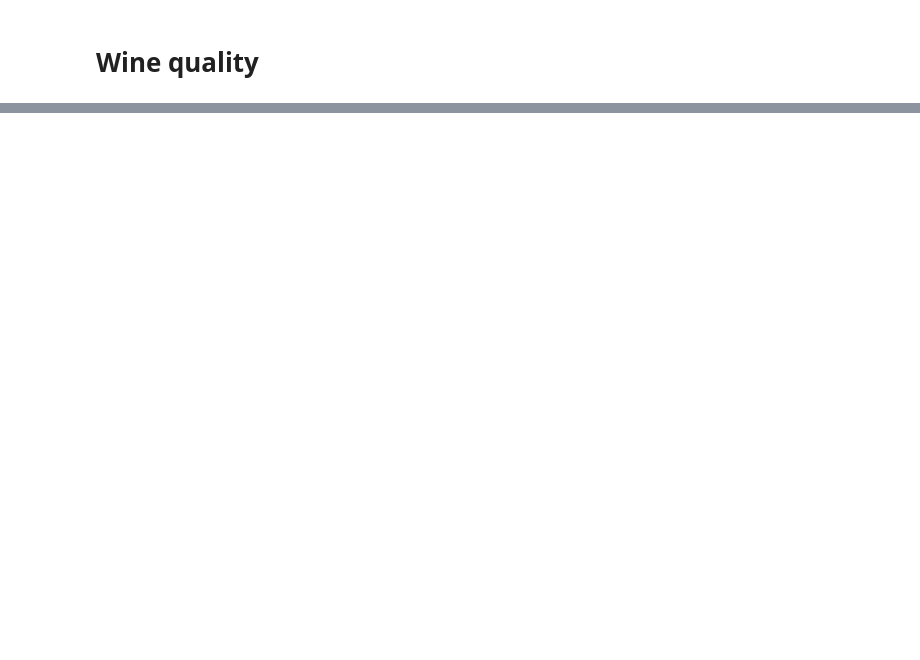
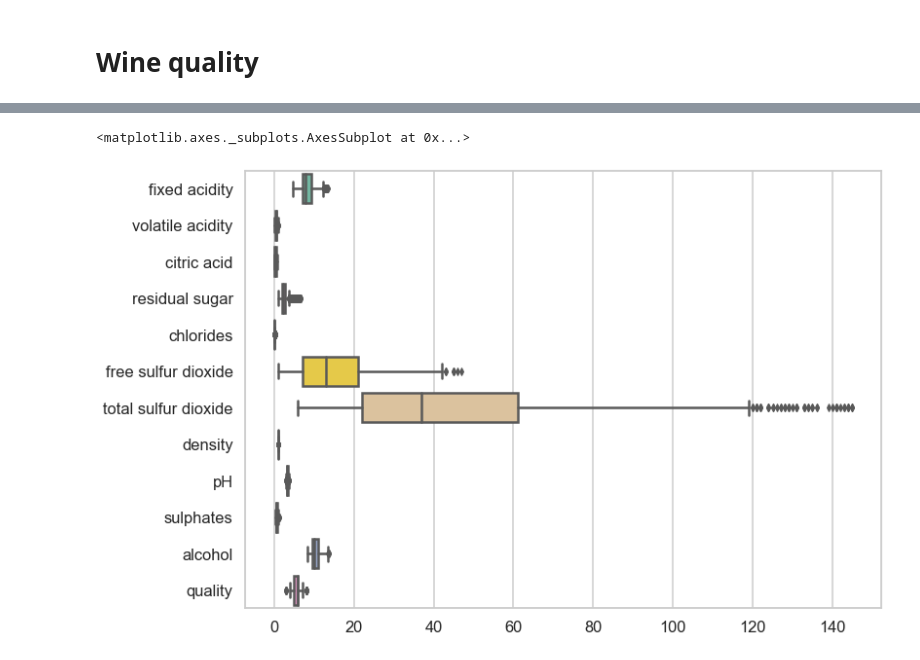
Before and after one commit to giomarte/statistics_project_wine_quality, a Jupyter notebook: Wine_quality_analysis.ipynb, the cells around one changed output, grey strips where cells are left out. Cells and saved outputs as stored; diff of their text form; code cells hidden in the pictures; blank space fills up the shorter version.

```diff
--- a/Wine_quality_analysis.ipynb
+++ b/Wine_quality_analysis.ipynb
@@ -106,0 +82,14 @@ len(list(red_dataset))
+# %%
+#replacing outliers for None values stackoverflow
+#I don't want to do that for the quality column
+def replace_outliers(df):
+    new_df = df[['fixed acidity', 'volatile acidity', 'citric acid', 'residual sugar',
+       'chlorides', 'free sulfur dioxide', 'total sulfur dioxide', 'density',
+       'pH', 'sulphates', 'alcohol']] #slicing df not to include the last column
+    v = new_df.values
+    mask = np.abs((v - v.mean(0)) / v.std(0)) > 3 #using a mask for values over a set treshold
+    temp = df['quality']#temporarily storing the quality column
+    df = df.drop(['quality'], axis=1)
+    clean = pd.DataFrame(np.where(mask, np.nan, v), df.index, df.columns)
+    clean['quality'] = temp #restoring quality unmodified
+    return clean
@@ -106,0 +173,4 @@ len(list(red_dataset))
+# %%
+#replacing outliers with nan values. Keeping the "quality" column unaltered
+red_dataset_nout = replace_outliers(red_dataset)
+red_dataset_nout
@@ -106,0 +265,9 @@ len(list(red_dataset))
+# %%
+#boxplot of al variables without outliers
+fig2, ax2 = plt.subplots()
+fig2.set_size_inches(11.7, 8.27)
+sns.boxplot(data=red_dataset_nout, orient="h", palette="Set2", ax=ax2)
+#plt.savefig(path)
+# %% [output]
+<matplotlib.axes._subplots.AxesSubplot at 0x...>
+[figure, added]
```
Also changed, not shown: parts of 74 cells of this notebook, 1 other file.
